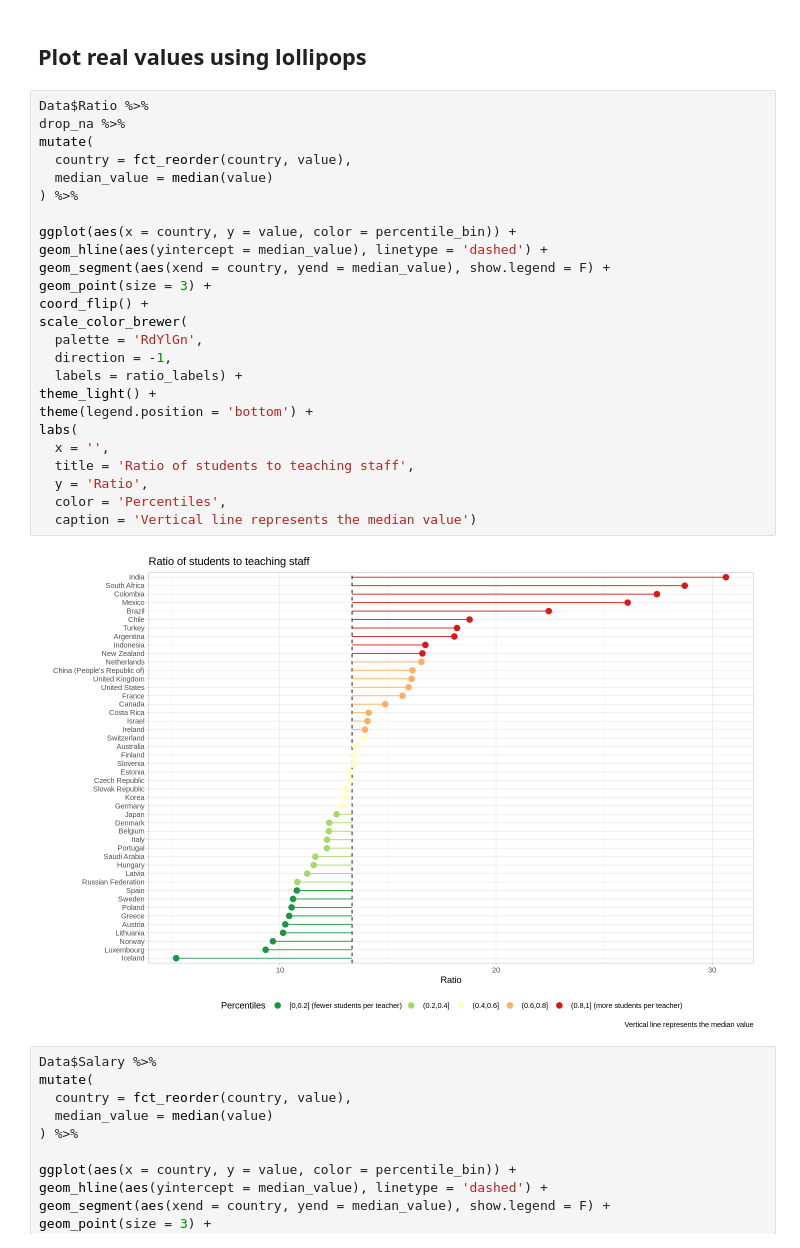
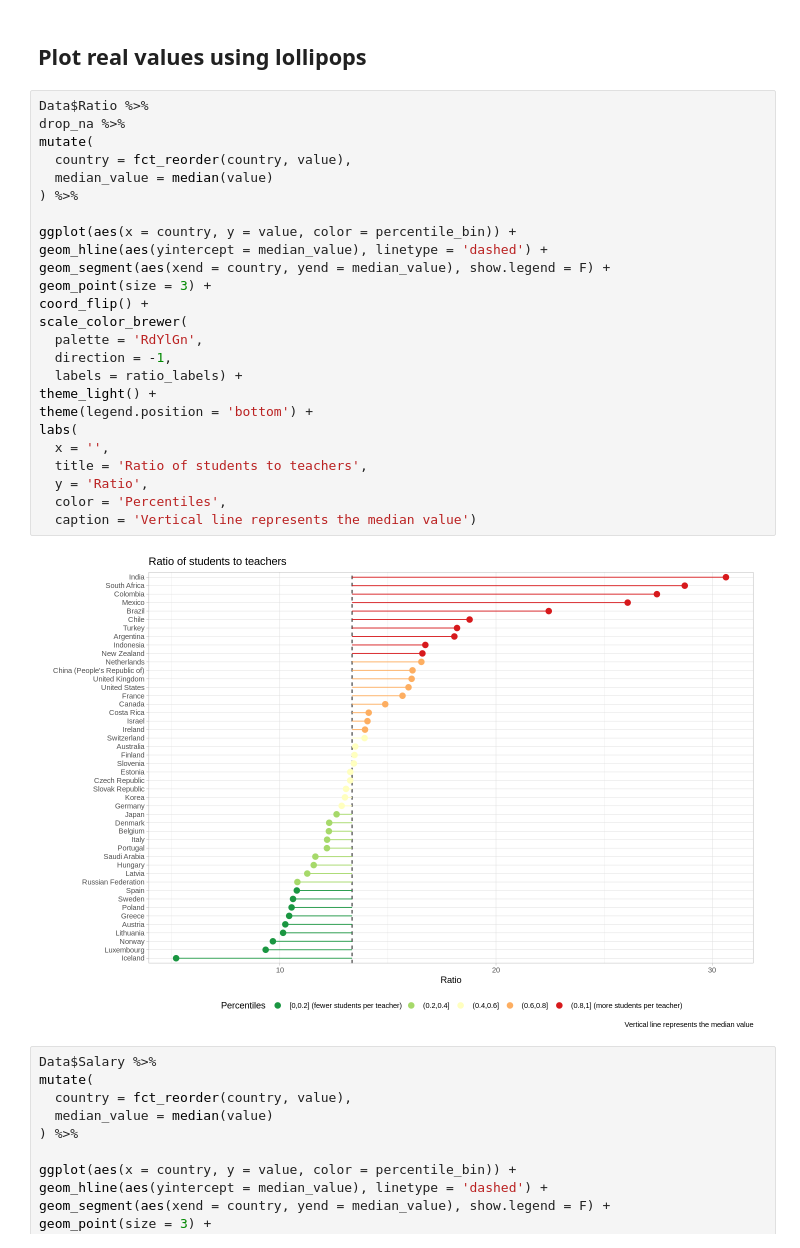
Before and after one commit to abartnof/teaching_and_outcomes, a Jupyter notebook: education.ipynb, the cells around one changed output. Cells and saved outputs as stored; diff of their text form.

```diff
--- a/education.ipynb
+++ b/education.ipynb
@@ -411,30 +411,30 @@ labs(x = '', y = '',
 # %%
 Data$Ratio %>%
 drop_na %>%
 mutate(
   country = fct_reorder(country, value),
   median_value = median(value)
 ) %>%
 
 ggplot(aes(x = country, y = value, color = percentile_bin)) +
 geom_hline(aes(yintercept = median_value), linetype = 'dashed') +
 geom_segment(aes(xend = country, yend = median_value), show.legend = F) +
 geom_point(size = 3) +
 coord_flip() +
 scale_color_brewer(
   palette = 'RdYlGn',
   direction = -1,
   labels = ratio_labels) +
 theme_light() +
 theme(legend.position = 'bottom') +
 labs(
   x = '',
-  title = 'Ratio of students to teaching staff',
+  title = 'Ratio of students to teachers',
   y = 'Ratio',
   color = 'Percentiles',
   caption = 'Vertical line represents the median value')
 # %% [output]
-[figure, old version]
+[figure, new version]
 # %%
 Data$Salary %>%
 mutate(
```
Also changed, not shown: parts of 4 cells of this notebook.
